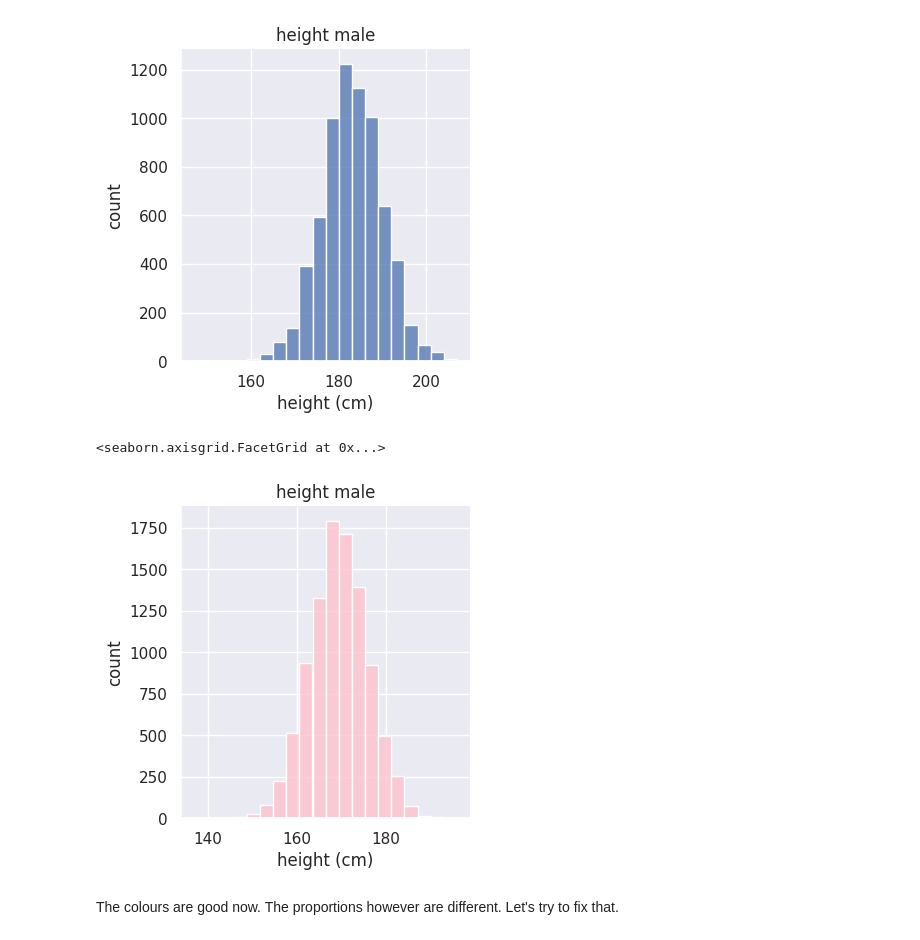
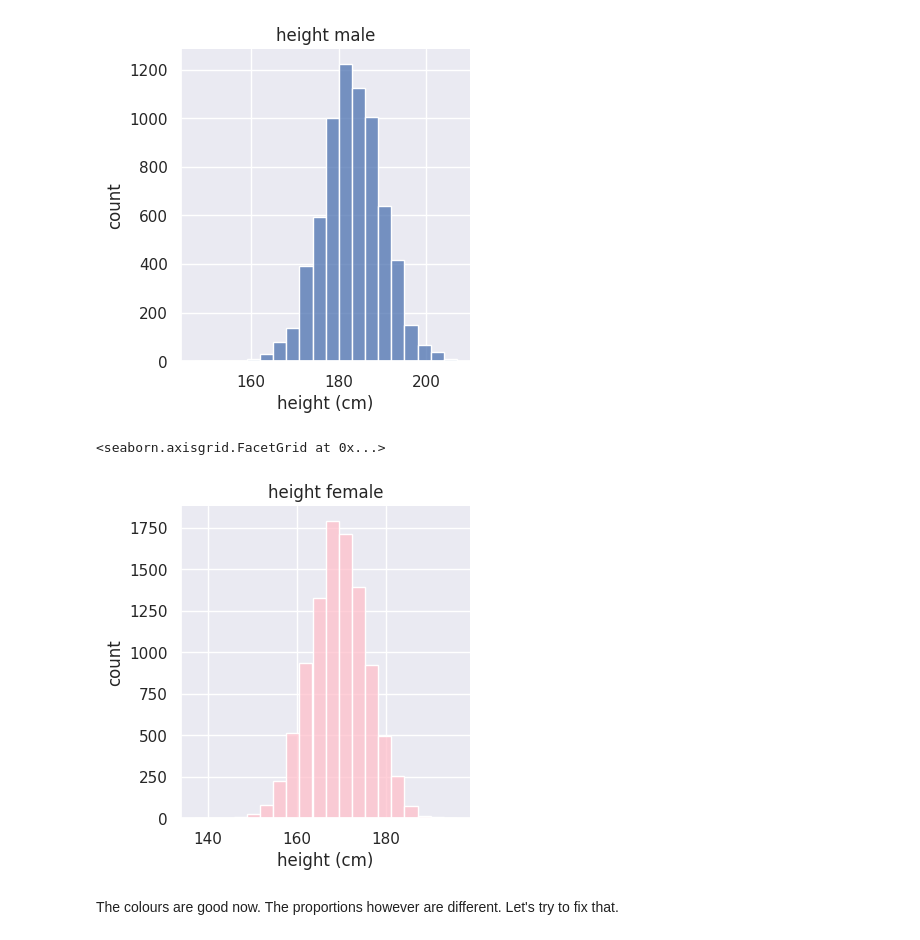
Before and after one commit to irisineke/Lifelines, a Jupyter notebook: logboek.ipynb, the cells around one changed output. Saved outputs shown, nothing was run; the diff lists cells and outputs as text; code cells hidden in the pictures.

```diff
--- a/logboek.ipynb
+++ b/logboek.ipynb
@@ -13,9 +21,8 @@ Nog verder over nadenken de komende dagen.
 Voor nu eerst data inladen.
 # %%
 # load the data
-import pandas as pd
-
-data = pd.read_csv('/homes/ieineke/Documents/kwartaal_6/datadashboards/Dataset/betere_namen/Lifelines_Public_Health_dataset_2024.csv')
-
-print(data.head())
+data = pd.read_csv('/homes/ieineke/Documents/kwartaal_6/datadashboards/Dataset/betere_namen/Lifelines_Public_Health_dataset_2024.csv', header = 0)
+data.describe()
+# print(data.head())
+data.head()
 # %% [output]
@@ -114,24 +90,22 @@ plot_male.set(xlabel ="height (cm)", ylabel = "count", title ='height male')
 <seaborn.axisgrid.FacetGrid at 0x...>
 [figure]
 # %%
-# trying histogram plot:
-import seaborn as sns
-
+# trying histogram plot, fail
 sns.set_theme(style="darkgrid")
 df = data
 
 female_df = df.loc[df['GENDER'] == 2]
 
 # making the plot
 plot_female = sns.displot(
     female_df, x="HEIGHT_T1",
     binwidth=3, height=4, color="pink"
 )
 
 # add labels to the axis and title to the plot
-plot_female.set(xlabel ="height (cm)", ylabel = "count", title ='height male')
+plot_female.set(xlabel ="height (cm)", ylabel = "count", title ='height female')
 # %% [output]
 <seaborn.axisgrid.FacetGrid at 0x...>
-[figure, old version]
+[figure, new version]
 # %% [markdown]
 The colours are good now. The proportions however are different. Let's try to fix that.
```
Also changed, not shown: parts of 13 cells of this notebook, 5 other files.
